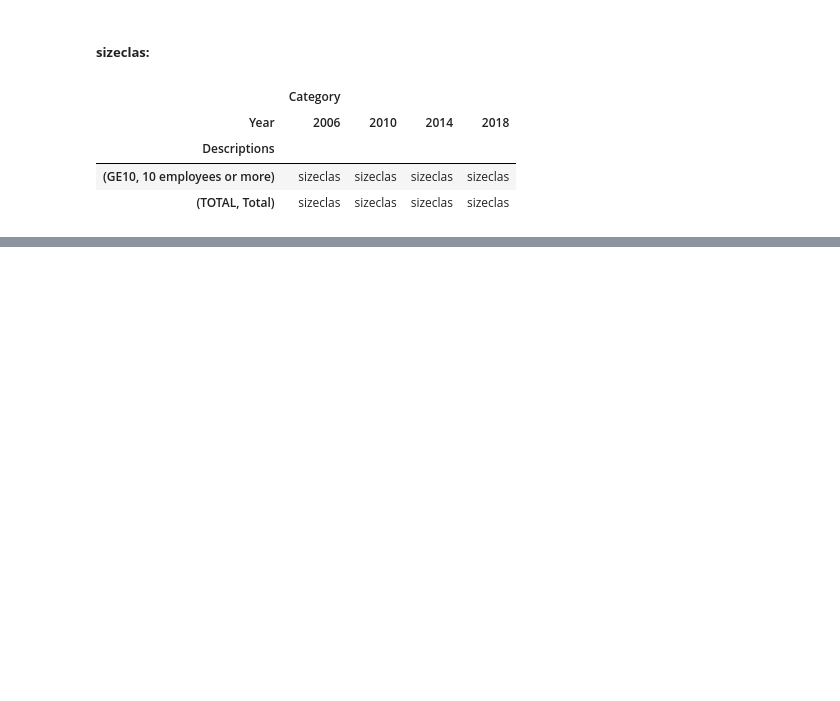
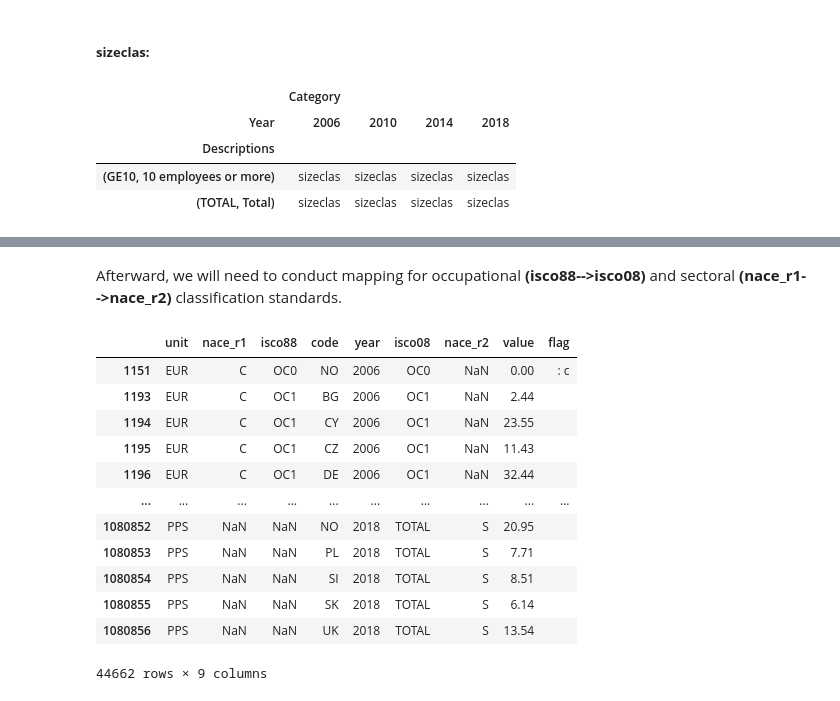
Before and after one commit to mehmetcandfx/Technology-Trade-Employment, a Jupyter notebook: Code/Discovery&Preperation_Wages.ipynb, the cells around one changed output, grey strips where cells are left out. Saved outputs shown, nothing was run; the diff lists cells and outputs as text; code cells hidden in the pictures; blank space fills up the shorter version.

```diff
--- a/Code/Discovrery_Wages.ipynb
+++ b/Code/Discovery&Preperation_Wages.ipynb
@@ -442,0 +285,32 @@ Name: unit, dtype: int64
+# %%
+#Arranging value and flag columns
+df['value']=df['2006_value'].replace(np.nan, 0, regex=True)+df['2010_value'].replace(np.nan, 0, regex=True)+df['2014_value'].replace(np.nan, 0, regex=True)+df['2018_value'].replace(np.nan, 0, regex=True)
+df=df.drop(['2006_value','2010_value','2014_value','2018_value'], axis=1)
+df['flag']=df['2006_flag'].replace(np.nan, '', regex=True)+df['2010_flag'].replace(np.nan, '', regex=True)+df['2014_flag'].replace(np.nan, '', regex=True)+df['2018_flag'].replace(np.nan, '', regex=True)
+df=df.drop(['2006_flag','2010_flag','2014_flag','2018_flag'], axis=1)
+# %% [markdown]
+Afterward,  we will need to conduct mapping for occupational **(isco88-->isco08)** and sectoral **(nace_r1-->nace_r2)** classification standards.
+# %%
+occupation=pd.DataFrame({
+    'isco88': ['ISCO0', 'ISCO1', 'ISCO1-5', 'ISCO2', 'ISCO3', 'ISCO4', 'ISCO5', 'ISCO6', 'OC6-8', 'ISCO7', 'ISCO7-9', 'ISCO8', 'ISCO9','TOTAL'],
+    'isco08': ['OC0', 'OC1', 'OC1-5', 'OC2', 'OC3', 'OC4', 'OC5', 'OC6', 'OC6-8', 'OC7', 'OC7-9', 'OC8', 'OC9','TOTAL'],
+    'Description': ['Armed forces occupations', 'Managers', 'Non manual workers', 'Professionals', 'Technicians and associate professionals', 'Clerical support workers', 'Service and sales workers', 'Skilled agricultural, forestry and fishery workers', 'Skilled manual workers', 'Craft and related trades workers', 'Manual workers', 'Plant and machine operators and assemblers', 'Elementary occupations','Total']
+            })
+df['isco88']=df['isco88'].map(occupation.set_index('isco88')['isco08'])
+df['isco08']=df['isco88'].replace(np.nan, '', regex=True)+df['isco08'].replace(np.nan, '', regex=True)
+df=df.drop(['isco88'], axis=1)
+df
+# %% [output]
+|  | unit | nace_r1 | isco88 | code | year | isco08 | nace_r2 | value | flag |
+| 1151 | EUR | C | OC0 | NO | 2006 | OC0 | NaN | 0.00 | : c |
+| 1193 | EUR | C | OC1 | BG | 2006 | OC1 | NaN | 2.44 |  |
+| 1194 | EUR | C | OC1 | CY | 2006 | OC1 | NaN | 23.55 |  |
+| 1195 | EUR | C | OC1 | CZ | 2006 | OC1 | NaN | 11.43 |  |
+| 1196 | EUR | C | OC1 | DE | 2006 | OC1 | NaN | 32.44 |  |
+| ... | ... | ... | ... | ... | ... | ... | ... | ... | ... |
+| 1080852 | PPS | NaN | NaN | NO | 2018 | TOTAL | S | 20.95 |  |
+| 1080853 | PPS | NaN | NaN | PL | 2018 | TOTAL | S | 7.71 |  |
+| 1080854 | PPS | NaN | NaN | SI | 2018 | TOTAL | S | 8.51 |  |
+| 1080855 | PPS | NaN | NaN | SK | 2018 | TOTAL | S | 6.14 |  |
+| 1080856 | PPS | NaN | NaN | UK | 2018 | TOTAL | S | 13.54 |  |
+44662 rows × 9 columns
```
Also changed, not shown: parts of 42 cells of this notebook, 8 other files.
